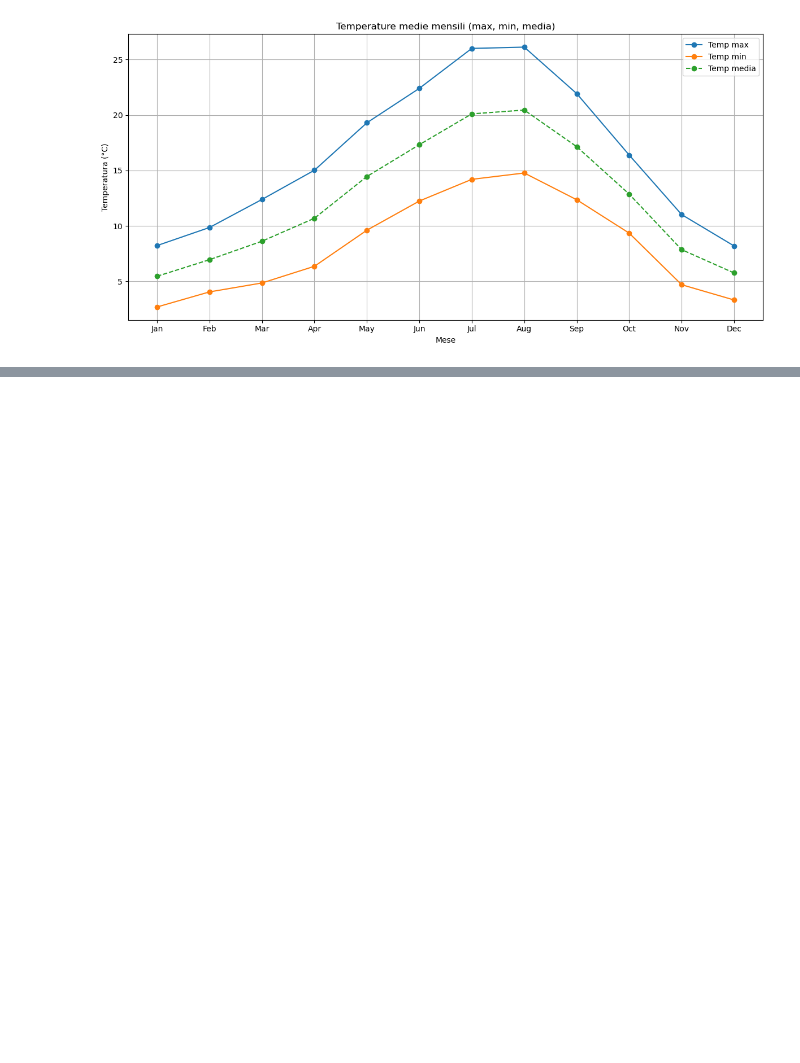
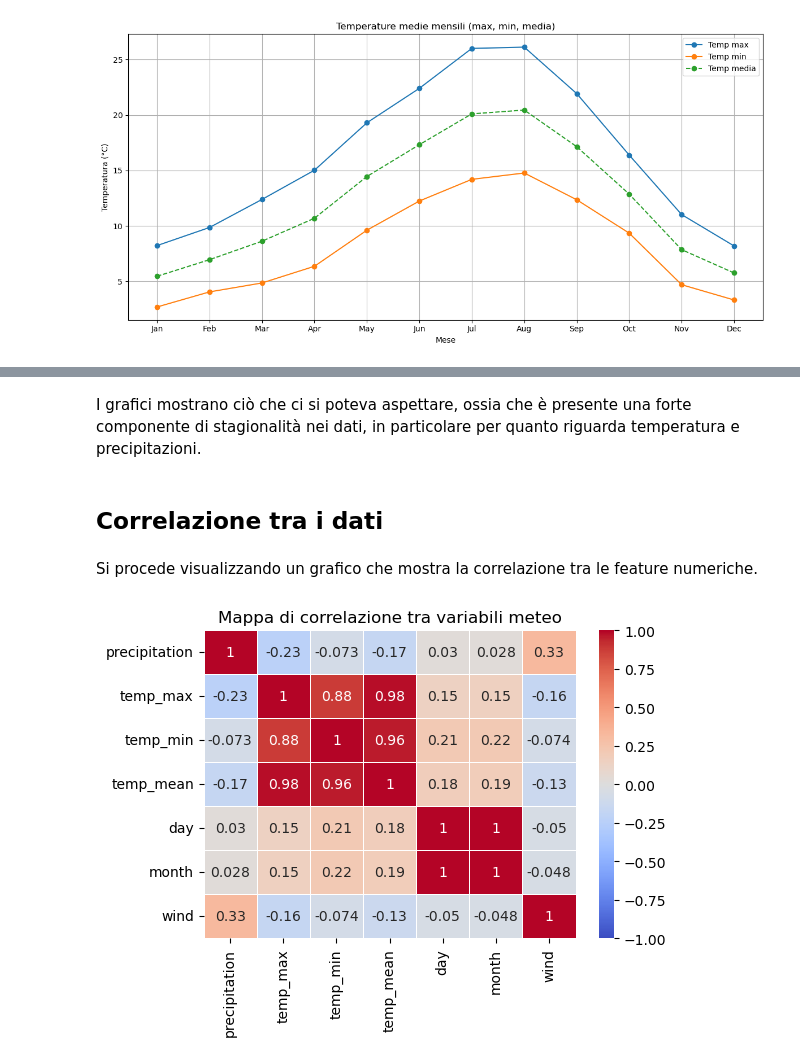
Before and after one commit to Orbmad/Data_Intensive_project, a Jupyter notebook: weather_predictions.ipynb, the cells around one changed output, grey strips where cells are left out. Saved outputs shown, nothing was run; the diff lists cells and outputs as text; code cells hidden in the pictures; blank space fills up the shorter version.

```diff
--- a/weather_predictions.ipynb
+++ b/weather_predictions.ipynb
@@ -186,0 +186,17 @@ plt.show()
+# %% [markdown]
+I grafici mostrano ciò che ci si poteva aspettare, ossia che è presente una forte componente di stagionalità nei dati, in particolare per quanto riguarda temperatura e precipitazioni.
+# %% [markdown]
+## Correlazione tra i dati
+# %% [markdown]
+Si procede visualizzando un grafico che mostra la correlazione tra le feature numeriche.
+# %%
+numerical_features = dataset[['precipitation', 'temp_max', 'temp_min', 'temp_mean', 'day', 'month', 'wind',]]
+
+correlations = numerical_features.corr()
+
+plt.figure(figsize=(6, 4))
+sns.heatmap(correlations, annot=True, cmap='coolwarm', vmin=-1, vmax=1, linewidths=0.5)
+plt.title('Mappa di correlazione tra variabili meteo')
+plt.show()
+# %% [output]
+[figure, added]
```
Also changed, not shown: parts of 16 cells of this notebook.
